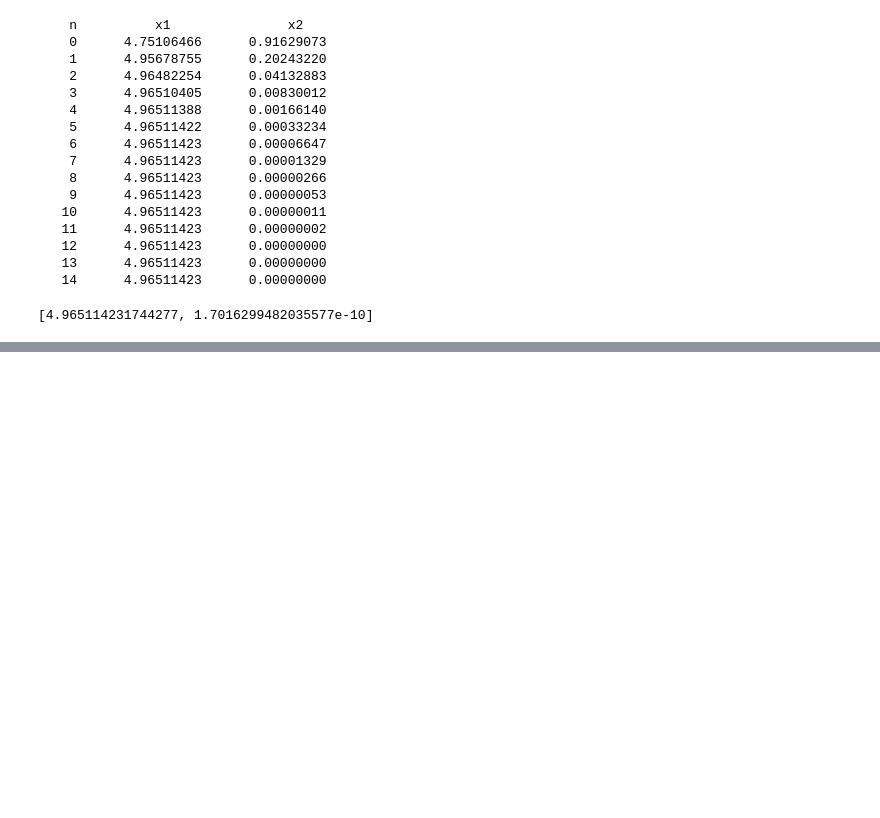
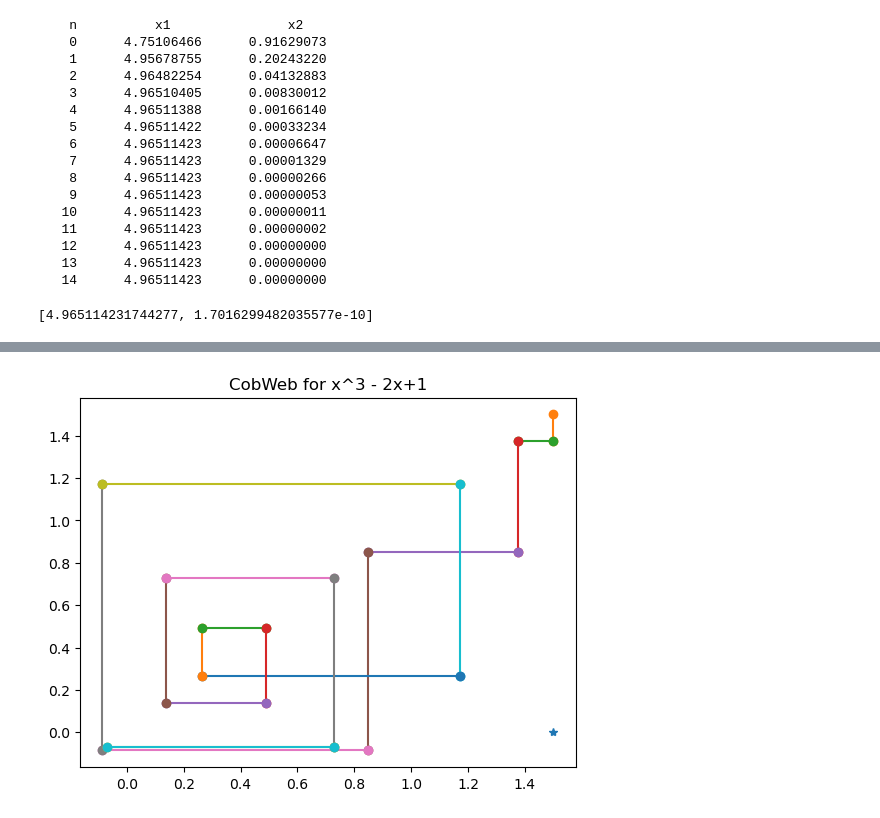
Before and after one commit to arpan921/NM2024, a Jupyter notebook: ipynb/Chapter01_Fixed_Point_Iteration.ipynb, the cells around one changed output, grey strips where cells are left out. Cells and saved outputs as stored; diff of their text form; code cells hidden in the pictures; blank space fills up the shorter version.

```diff
--- a/ipynb/Chapter01_Fixed_Point_Iteration.ipynb
+++ b/ipynb/Chapter01_Fixed_Point_Iteration.ipynb
@@ -201,0 +453,17 @@ xnew
+# %%
+def g3(x):
+    return x**3 - 2*x +1
+# %%
+x0=1.5
+N_iter=10
+n=0
+X=[]
+Y=[]
+while(n<N_iter):
+    if n==0:
+        xold = x0
+    xnew = g3(xold) #monotonically diverging
+    n=n+1
+    X.append(xold)
+    Y.append(xnew)
+    xold = xnew
@@ -201,0 +483,4 @@ xnew
+# %%
+drawCobWeb(X,Y,'CobWeb for x^3 - 2x+1')
+# %% [output]
+[figure, added]
```
Also changed, not shown: parts of 37 cells of this notebook, 16 other files.
